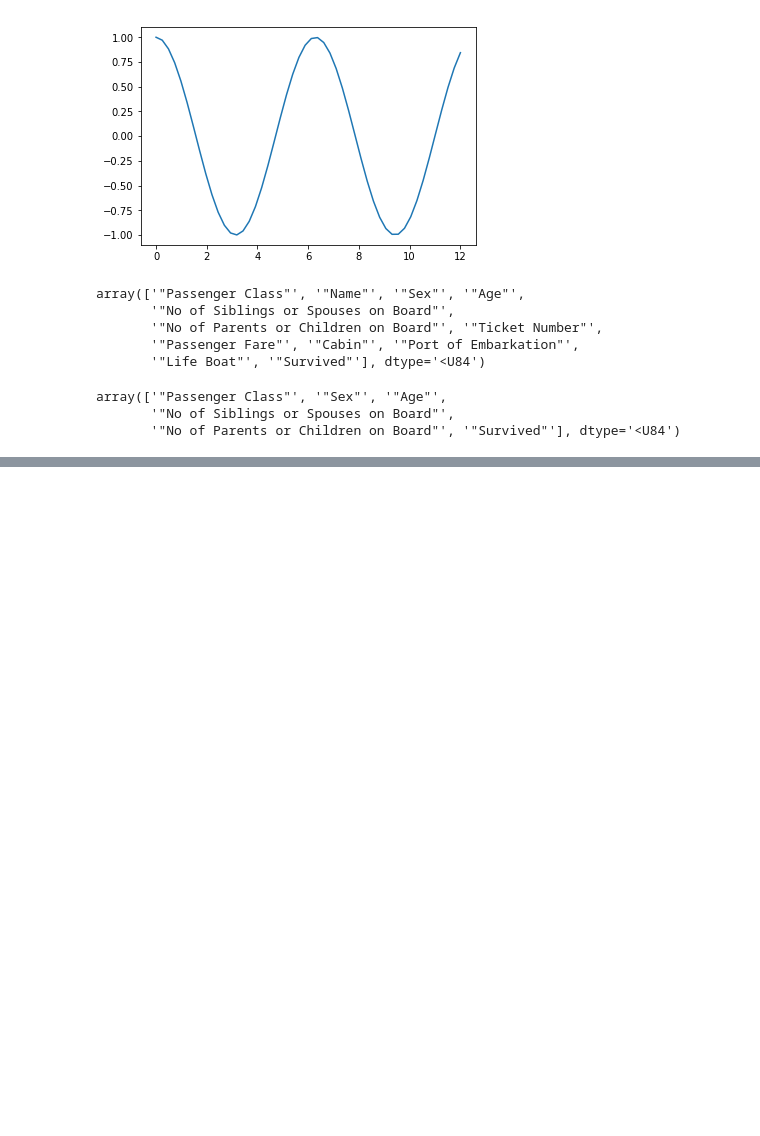
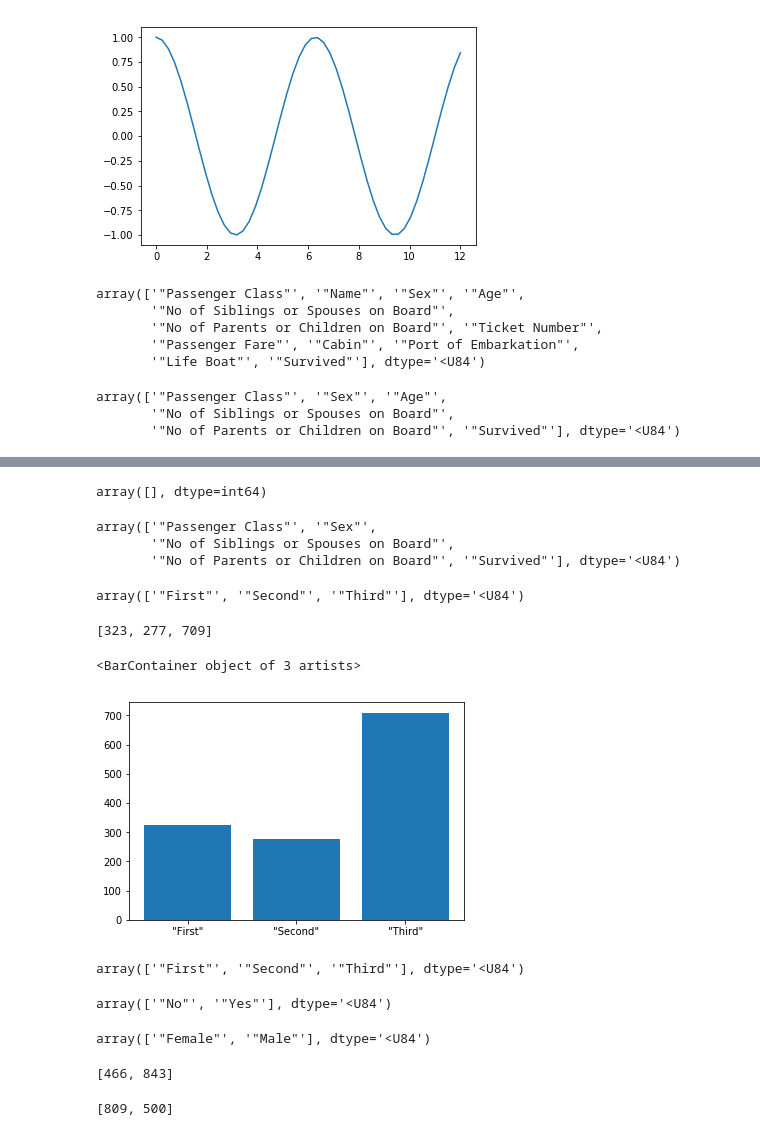
Before and after one commit to Oatchanon/Datawh, a Jupyter notebook: Dw.ipynb, the cells around one changed output, grey strips where cells are left out. Cells and saved outputs as stored; diff of their text form; code cells hidden in the pictures; blank space fills up the shorter version.

```diff
--- a/Dw.ipynb
+++ b/Dw.ipynb
@@ -40,5 +40,5 @@ array(['"Passenger Class"', '"Name"', '"Sex"', '"Age"',
        '"Passenger Fare"', '"Cabin"', '"Port of Embarkation"',
        '"Life Boat"', '"Survived"'], dtype='<U84')
 # %%
-ti_clean = np.delete(ti,[1,6,7,8,9,10],1)
+ti = np.delete(ti,[1,6,7,8,9,10],1)
 # %%
@@ -49,0 +60,11 @@ array(['"Passenger Class"', '"Sex"', '"Age"',
+# %%
+np.unique(cols)
+# %% [output]
+array([], dtype=int64)
+# %%
+ti= np.delete(ti,2,1)
+ti[0,:]
+# %% [output]
+array(['"Passenger Class"', '"Sex"',
+       '"No of Siblings or Spouses on Board"',
+       '"No of Parents or Children on Board"', '"Survived"'], dtype='<U84')
@@ -49,0 +73,44 @@ array(['"Passenger Class"', '"Sex"', '"Age"',
+# %%
+passenger_class = np.unique(ti[:,0])
+passenger_class
+# %% [output]
+array(['"First"', '"Second"', '"Third"'], dtype='<U84')
+# %%
+passenger_class_value = [sum(ti[:,0]==passenger_class[0]),
+                                      sum(ti[:,0]==passenger_class[1]),
+                                      sum(ti[:,0]==passenger_class[2])]
+passenger_class_value
+# %% [output]
+[323, 277, 709]
+# %%
+plt.bar(passenger_class,passenger_class_value)
+# %% [output]
+<BarContainer object of 3 artists>
+[figure, added]
+# %%
+sex = np.unique(ti[:,0])
+sex
+# %% [output]
+array(['"First"', '"Second"', '"Third"'], dtype='<U84')
+# %%
+Survived = np.unique(ti[:,4])
+Survived
+# %% [output]
+array(['"No"', '"Yes"'], dtype='<U84')
+# %%
+sex = np.unique(ti[:,1])
+sex
+# %% [output]
+array(['"Female"', '"Male"'], dtype='<U84')
+# %%
+sex_value = [sum(ti[:,1]==sex[0]),
+                                      sum(ti[:,1]==sex[1])]
+sex_value
+# %% [output]
+[466, 843]
+# %%
+Survived_value = [sum(ti[:,4]==Survived[0]),
+                                      sum(ti[:,4]==Survived[1])]
+Survived_value
+# %% [output]
+[809, 500]
```
Also changed, not shown: parts of 8 cells of this notebook.
